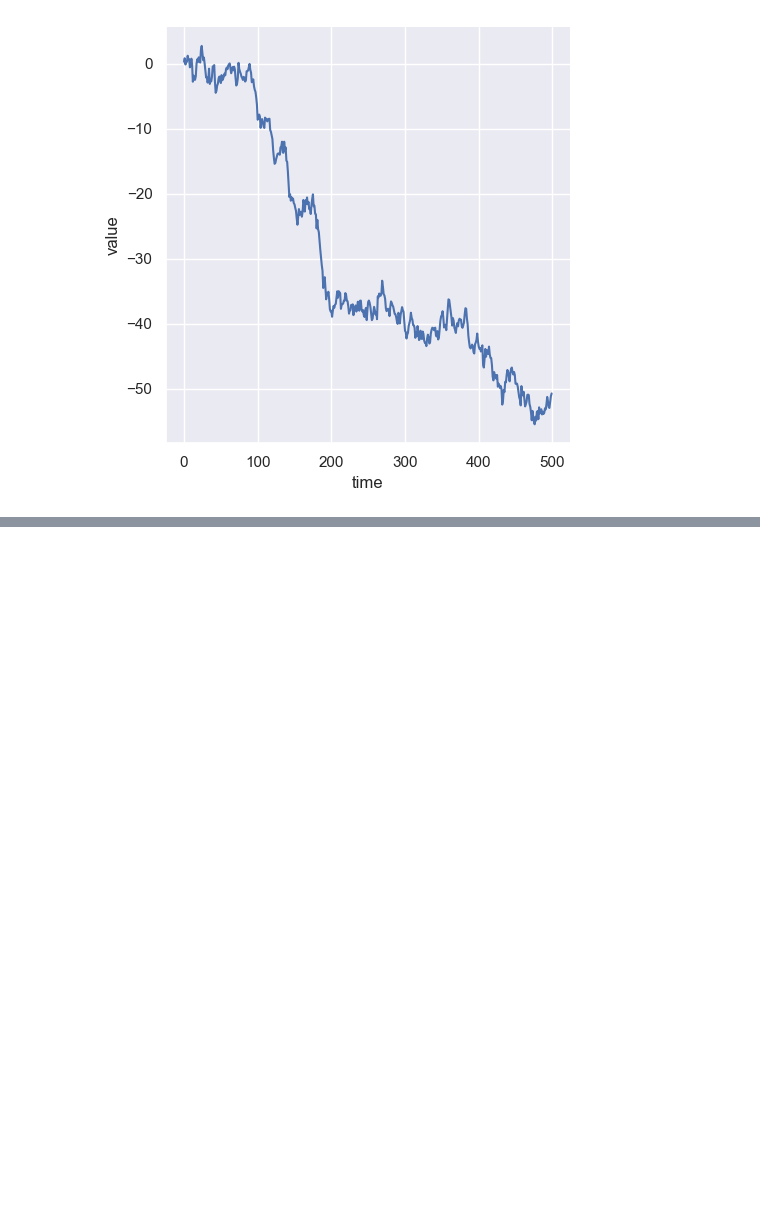
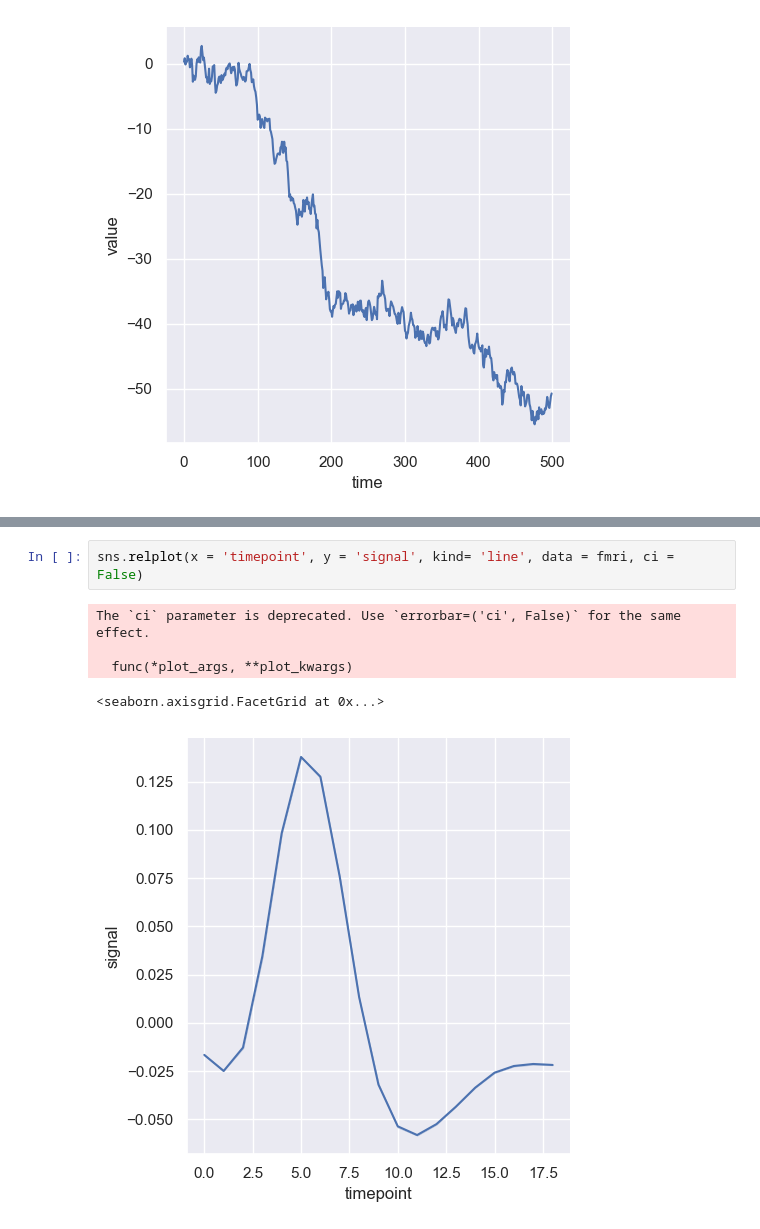
Before and after one commit to shruti-1102/zero-to-analyst, a Jupyter notebook: sns-tut.ipynb, the cells around one changed output, grey strips where cells are left out. Saved outputs shown, nothing was run; the diff lists cells and outputs as text; blank space fills up the shorter version.

```diff
--- a/sns-tut.ipynb
+++ b/sns-tut.ipynb
@@ -72,0 +108,8 @@ sns.relplot(x = 'time', y = 'value', kind= 'line', data=df)
+# %%
+sns.relplot(x = 'timepoint', y = 'signal', kind= 'line', data = fmri, ci = False)
+# %% [output]
+The `ci` parameter is deprecated. Use `errorbar=('ci', False)` for the same effect.
+
+  func(*plot_args, **plot_kwargs)
+<seaborn.axisgrid.FacetGrid at 0x...>
+[figure, added]
```
Also changed, not shown: parts of 8 cells of this notebook.
